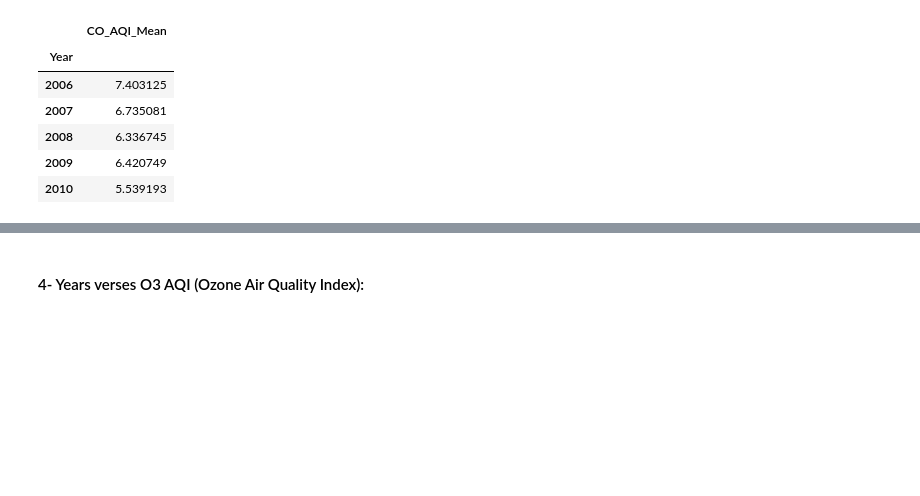
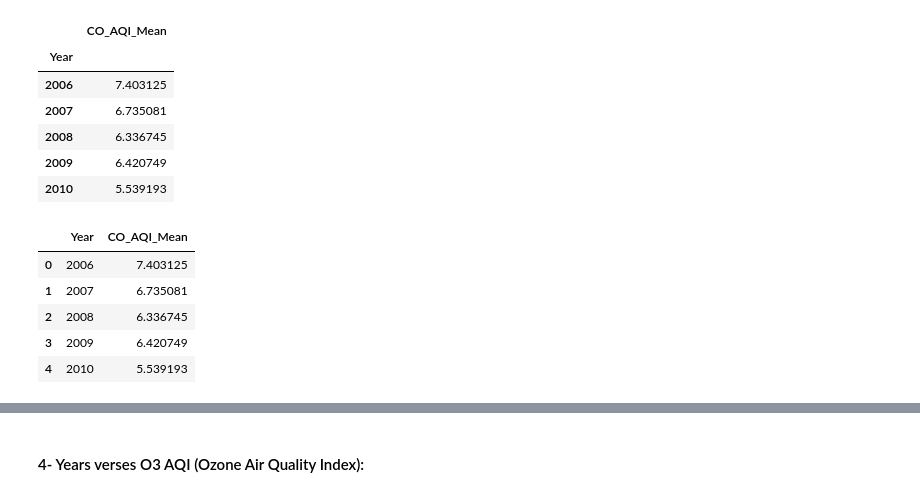
Before and after one commit to dalismo/Project-1, a Jupyter notebook: mq_pollution_data_analysis.ipynb, the cells around one changed output, grey strips where cells are left out. Cells and saved outputs as stored; diff of their text form; code cells hidden in the pictures; blank space fills up the shorter version.

```diff
--- a/mq_pollution_data_analysis.ipynb
+++ b/mq_pollution_data_analysis.ipynb
@@ -154,6 +174,16 @@ avg_co_df
 | 2008 | 6.336745 |
 | 2009 | 6.420749 |
 | 2010 | 5.539193 |
+# %%
+avg_co_df = avg_co_df.reset_index()
+avg_co_df
+# %% [output]
+|  | Year | CO_AQI_Mean |
+| 0 | 2006 | 7.403125 |
+| 1 | 2007 | 6.735081 |
+| 2 | 2008 | 6.336745 |
+| 3 | 2009 | 6.420749 |
+| 4 | 2010 | 5.539193 |
 # %%
 %matplotlib notebook
 import matplotlib.pyplot as plt
```
Also changed, not shown: parts of 6 cells of this notebook.
